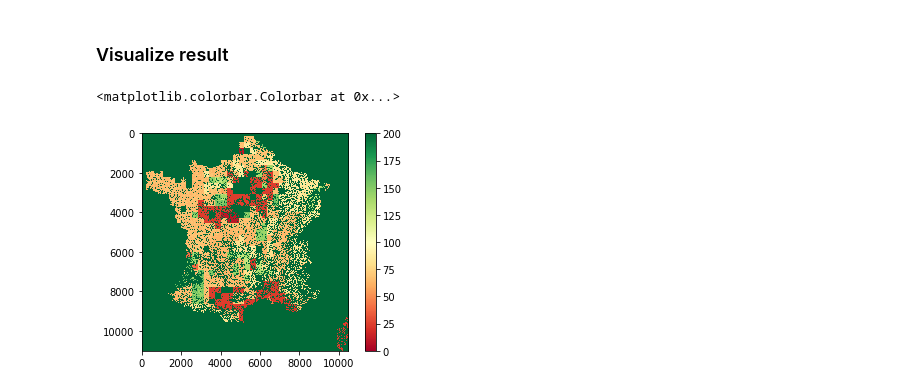
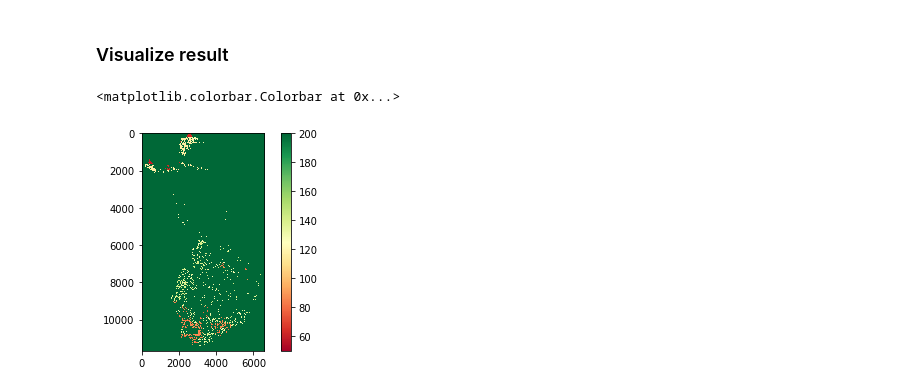
Before and after one commit to eea/ETC-LULUCF, a Jupyter notebook: notebooks/SOC_change_cropland_grassland_V_2022_08_31.ipynb, the cells around one changed output. Drawn from its saved outputs; the diff is of its cells as text; code cells hidden in the pictures.

```diff
--- a/notebooks/SOC_change_cropland_grassland_V_2022_08_31.ipynb
+++ b/notebooks/SOC_change_cropland_grassland_V_2022_08_31.ipynb
@@ -158,7 +158,7 @@ Options for selecting countries are the following ones:
 'PL'
 # %%
 #select now the country of interest
-Country = 'FR'
+Country = 'FI'
 
 ## dictionary that will define all the flexible parameters that are set by the user
 settings = {
@@ -219,10 +257,10 @@ create_SOC_scenario_layer(settings)
 # %%
 dir_SOC_scenario = os.path.join(os.getcwd(), 'output', 'SOC_scenario', Country,'SOC_{}_{}.tif'.format(scenario_name, Country))
 SOC_outcome_array = rasterio.open(dir_SOC_scenario).read(1)
 
 plt.imshow(SOC_outcome_array, cmap=plt.get_cmap('RdYlGn'),
-               vmin=0, vmax=200)
+               vmin=50, vmax=200)
 plt.colorbar()
 # %% [output]
 <matplotlib.colorbar.Colorbar at 0x...>
-[figure, old version]
+[figure, new version]
```
Also changed, not shown: parts of 4 cells of this notebook.
